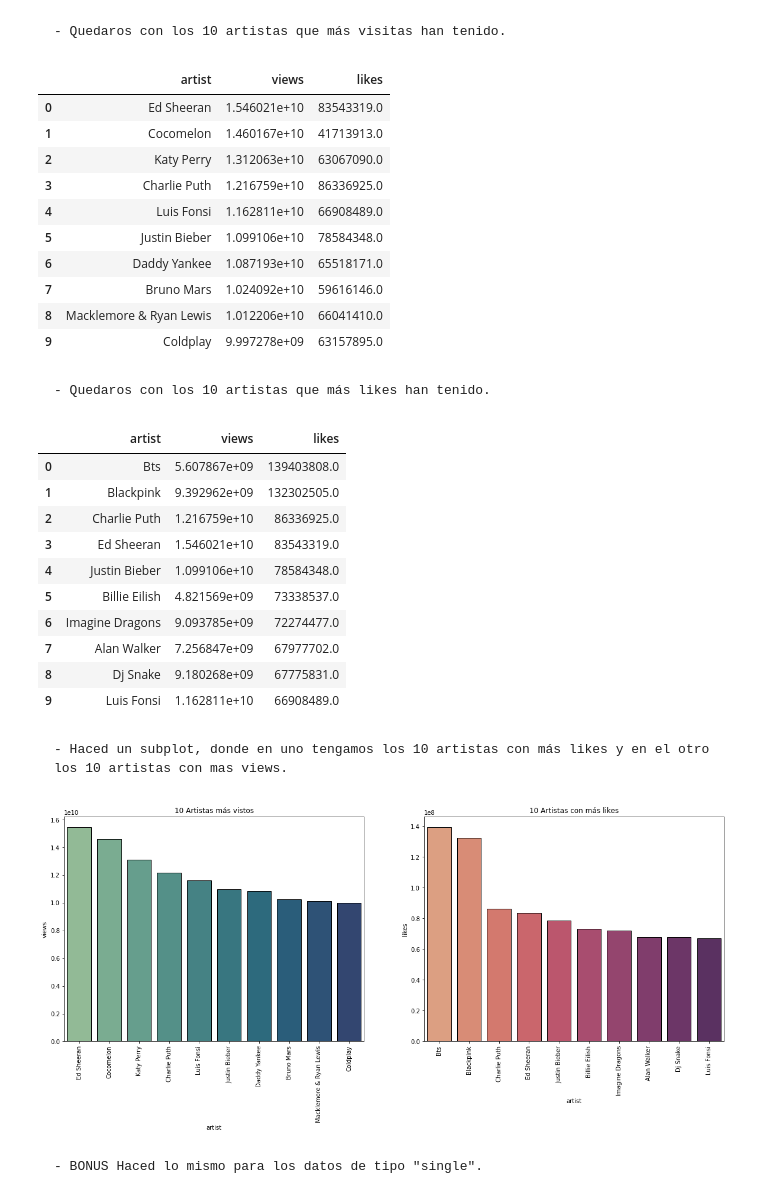
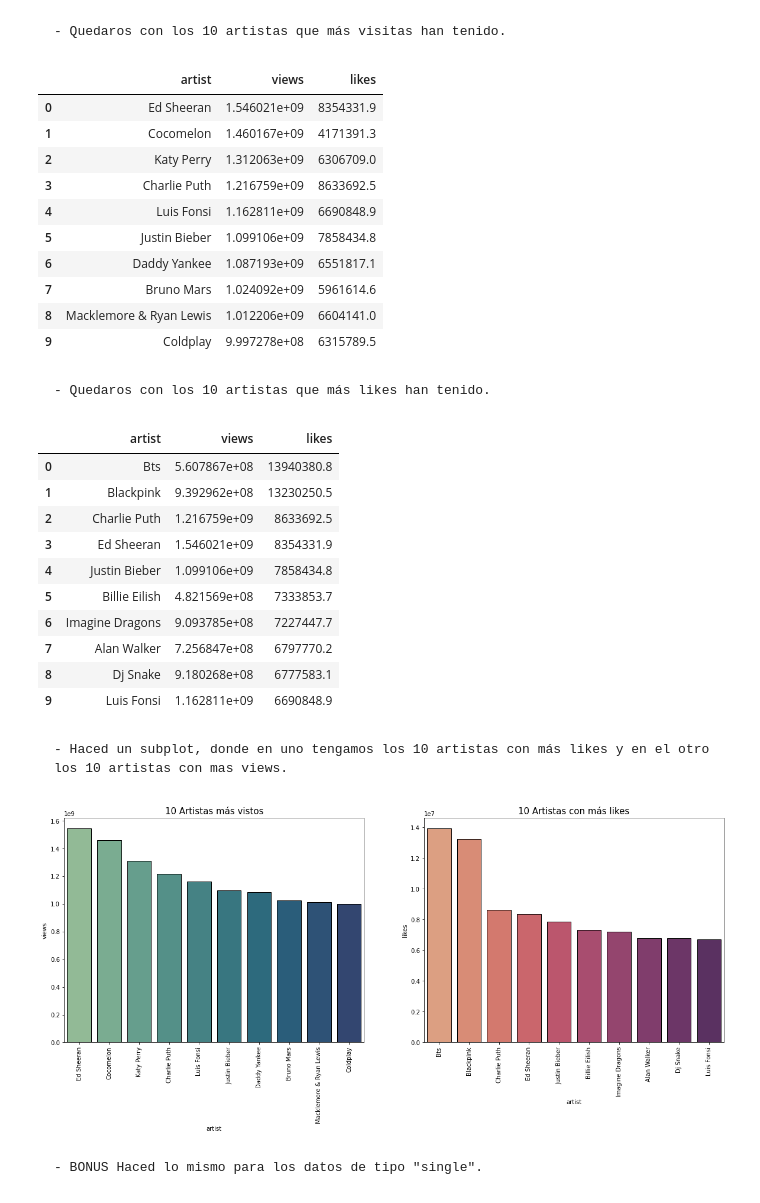
Before and after one commit to PalomaDA/DA-promoD-modulo2-sprint1-PalomaMeson, a Jupyter notebook: pandas/pandas.ipynb, the cells around one changed output. Saved outputs shown, nothing was run; the diff lists cells and outputs as text; code cells hidden in the pictures.

```diff
--- a/pandas/pandas.ipynb
+++ b/pandas/pandas.ipynb
@@ -244,10 +231,10 @@ array(['Gorillaz - Feel Good Inc. (Official Video)',
 # %%
 def titulos(t):
     '''
-    Funcion que unifica el formato de los títulos, poniendo la primera letra de cada palabra
+    Funcion que unifica el formato de los datos, poniendo la primera letra de cada palabra
     en mayúsculas y el resto en minúscula
 
-    Parámetro: cada dato de la columna dada (titulos)
+    Parámetro: cada dato de la columna dada
     Return: el titulo en el formato deseado
     '''
     try:
@@ -285,13 +275,13 @@ array(['Too $hort', 'Curren$y', 'Ty Dolla $ign', 'A$AP Rocky',
 # Vemos que en algunos nombres de artista hay un $ en vez de una S (ej. 'Too $hort'), por lo que creamos una funcion que lleve a cabo dicho cambio
 def nombre_artista(a):
     '''
-    Funcion que elimina el símbolo $ de los nombres de los artistas
+    Funcion que elimina el símbolo $ de los nombres de los artistas y lo intercambia por una 'S'
 
     Parámetro: cada dato de la columna dada (artistas)
     Return: el nombre del artista en el formato deseado
     '''
     try:
-        return a.replace('$','S').title()
+        return a.replace('$','s').title()
     except:
         return np.nan
 # %%
@@ -377,5 +367,5 @@ df.sample()
 # %%
-df_views_likes = df.groupby('artist')[['views', 'likes']].sum()
+df_views_likes = df.groupby('artist')[['views', 'likes']].mean()
 df_views_likes.sample(3)
 # %% [output]
 |  | views | likes |
@@ -390,16 +380,16 @@ df_mas_vistos = df_views_likes.sort_values('views', ascending = False).head(10).
 df_mas_vistos
 # %% [output]
 |  | artist | views | likes |
-| 0 | Ed Sheeran | 1.546021e+10 | 83543319.0 |
-| 1 | Cocomelon | 1.460167e+10 | 41713913.0 |
-| 2 | Katy Perry | 1.312063e+10 | 63067090.0 |
-| 3 | Charlie Puth | 1.216759e+10 | 86336925.0 |
-| 4 | Luis Fonsi | 1.162811e+10 | 66908489.0 |
-| 5 | Justin Bieber | 1.099106e+10 | 78584348.0 |
-| 6 | Daddy Yankee | 1.087193e+10 | 65518171.0 |
-| 7 | Bruno Mars | 1.024092e+10 | 59616146.0 |
-| 8 | Macklemore & Ryan Lewis | 1.012206e+10 | 66041410.0 |
-| 9 | Coldplay | 9.997278e+09 | 63157895.0 |
+| 0 | Ed Sheeran | 1.546021e+09 | 8354331.9 |
+| 1 | Cocomelon | 1.460167e+09 | 4171391.3 |
+| 2 | Katy Perry | 1.312063e+09 | 6306709.0 |
+| 3 | Charlie Puth | 1.216759e+09 | 8633692.5 |
+| 4 | Luis Fonsi | 1.162811e+09 | 6690848.9 |
+| 5 | Justin Bieber | 1.099106e+09 | 7858434.8 |
+| 6 | Daddy Yankee | 1.087193e+09 | 6551817.1 |
+| 7 | Bruno Mars | 1.024092e+09 | 5961614.6 |
+| 8 | Macklemore & Ryan Lewis | 1.012206e+09 | 6604141.0 |
+| 9 | Coldplay | 9.997278e+08 | 6315789.5 |
 # %% [markdown]
     - Quedaros con los 10 artistas que más likes han tenido.
 # %%
@@ -407,34 +397,34 @@ df_mas_likes = df_views_likes.sort_values('likes', ascending = False).head(10).r
 df_mas_likes
 # %% [output]
 |  | artist | views | likes |
-| 0 | Bts | 5.607867e+09 | 139403808.0 |
-| 1 | Blackpink | 9.392962e+09 | 132302505.0 |
-| 2 | Charlie Puth | 1.216759e+10 | 86336925.0 |
-| 3 | Ed Sheeran | 1.546021e+10 | 83543319.0 |
-| 4 | Justin Bieber | 1.099106e+10 | 78584348.0 |
-| 5 | Billie Eilish | 4.821569e+09 | 73338537.0 |
-| 6 | Imagine Dragons | 9.093785e+09 | 72274477.0 |
-| 7 | Alan Walker | 7.256847e+09 | 67977702.0 |
-| 8 | Dj Snake | 9.180268e+09 | 67775831.0 |
-| 9 | Luis Fonsi | 1.162811e+10 | 66908489.0 |
+| 0 | Bts | 5.607867e+08 | 13940380.8 |
+| 1 | Blackpink | 9.392962e+08 | 13230250.5 |
+| 2 | Charlie Puth | 1.216759e+09 | 8633692.5 |
+| 3 | Ed Sheeran | 1.546021e+09 | 8354331.9 |
+| 4 | Justin Bieber | 1.099106e+09 | 7858434.8 |
+| 5 | Billie Eilish | 4.821569e+08 | 7333853.7 |
+| 6 | Imagine Dragons | 9.093785e+08 | 7227447.7 |
+| 7 | Alan Walker | 7.256847e+08 | 6797770.2 |
+| 8 | Dj Snake | 9.180268e+08 | 6777583.1 |
+| 9 | Luis Fonsi | 1.162811e+09 | 6690848.9 |
 # %% [markdown]
     - Haced un subplot, donde en uno tengamos los 10 artistas con más likes y en el otro los 10 artistas con mas views.
 # %%
 fig,ax = plt.subplots(1,2, figsize = (20,7))
 
 sns.barplot(x = 'artist', y='views', data = df_mas_vistos, ax = ax[0], palette= 'crest', edgecolor = 'black')
 sns.barplot(x = 'artist', y = 'likes', data = df_mas_likes, ax = ax[1], palette= 'flare', edgecolor = 'black')
 
-ax[0].set_title('10 Artistas más vistos')
-ax[1].set_title('10 Artistas con más likes')
+ax[0].set_title('10 Artistas más vistos', fontsize = 15)
+ax[1].set_title('10 Artistas con más likes', fontsize = 15)
 
 ax[0].set_xticklabels(df_mas_vistos['artist'], rotation=90)
 ax[1].set_xticklabels(df_mas_likes['artist'], rotation=90)
 
 
 plt.show()
 # %% [output]
-[figure, old version]
+[figure, new version]
 # %% [markdown]
     - BONUS Haced lo mismo para los datos de tipo "single".
 # %%
```
Also changed, not shown: parts of 71 cells of this notebook.
